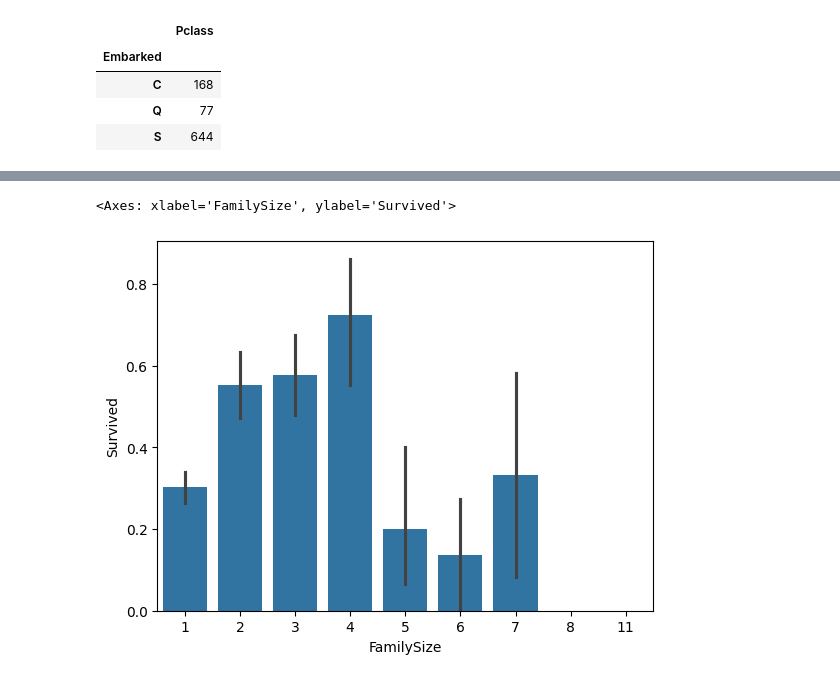
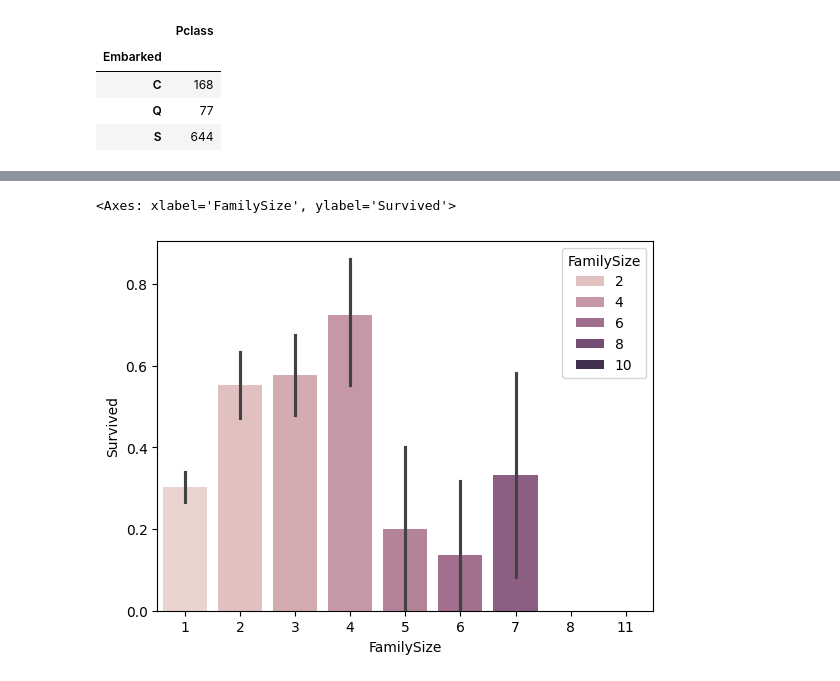
Before and after one commit to Sierraki/Solutions, a Jupyter notebook: Kaggle/titanic/darf.ipynb, the cells around one changed output, grey strips where cells are left out. Drawn from its saved outputs; the diff is of its cells as text; code cells hidden in the pictures.

```diff
--- a/Kaggle/titanic/darf.ipynb
+++ b/Kaggle/titanic/darf.ipynb
@@ -140,6 +135,6 @@ sns.barplot(x="FamilySize", y="Survived", data=all_data)
 # %%
-train['FamilySize']=train['SibSp']+train['Parch']+1
-sns.barplot(data=train,x='FamilySize',y='Survived')
+train['FamilySize'] = train['SibSp'] + train['Parch'] + 1
+sns.barplot(data=train, x='FamilySize', y='Survived',hue='FamilySize')
 # %% [output]
 <Axes: xlabel='FamilySize', ylabel='Survived'>
-[figure, old version]
+[figure, new version]
```
Also changed, not shown: parts of 5 cells of this notebook, 3 other files.
